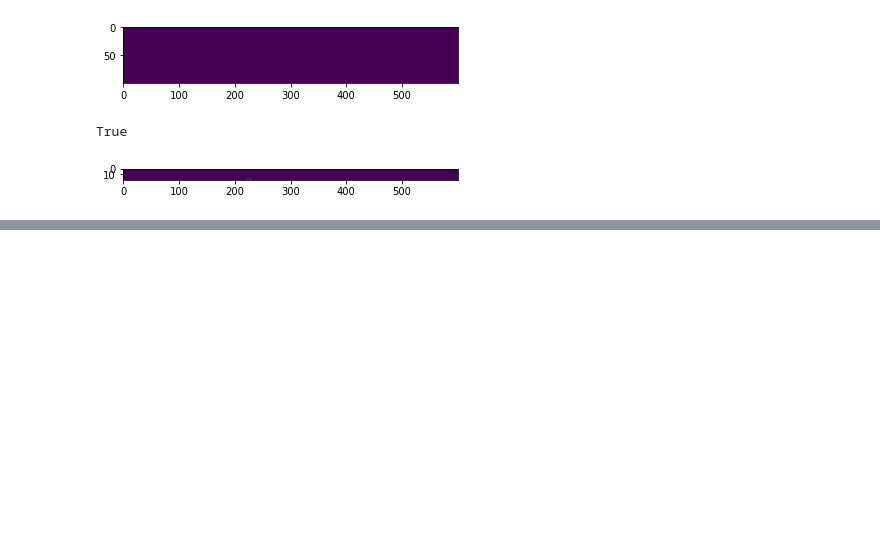
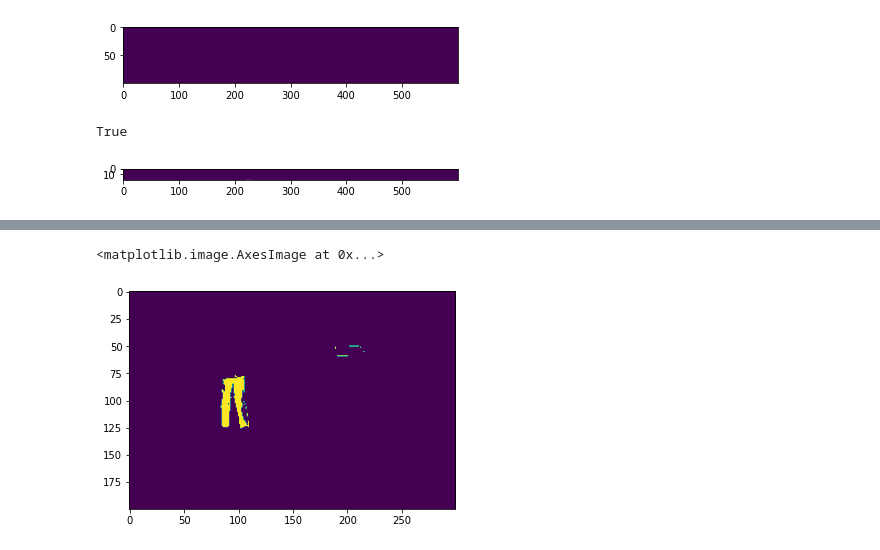
Before and after one commit to NicholasBratvold/ML, a Jupyter notebook: src/drive_data_collect/Model_Training.ipynb, the cells around one changed output, grey strips where cells are left out. Drawn from its saved outputs; the diff is of its cells as text; code cells hidden in the pictures; blank space fills up the shorter version.

```diff
--- a/src/drive_data_collect/Model_Training.ipynb
+++ b/src/drive_data_collect/Model_Training.ipynb
@@ -229,0 +246,10 @@ True
+# %%
+test_img = np.array(Image.open('image_dude.png'))
+# %%
+rel_blue = test_img[:,:,2] - np.mean(test_img, axis=2)
+rel_blue = rel_blue[300:500, 500:800]
+
+plt.imshow((rel_blue > 5) & (rel_blue < 25))
+# %% [output]
+<matplotlib.image.AxesImage at 0x...>
+[figure, added]
```
Also changed, not shown: parts of 17 cells of this notebook, 2 other files.
